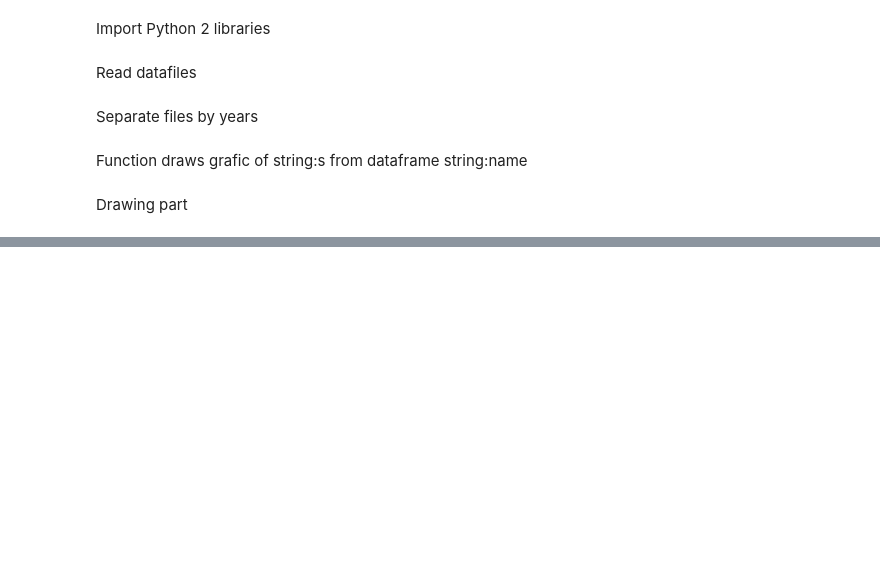
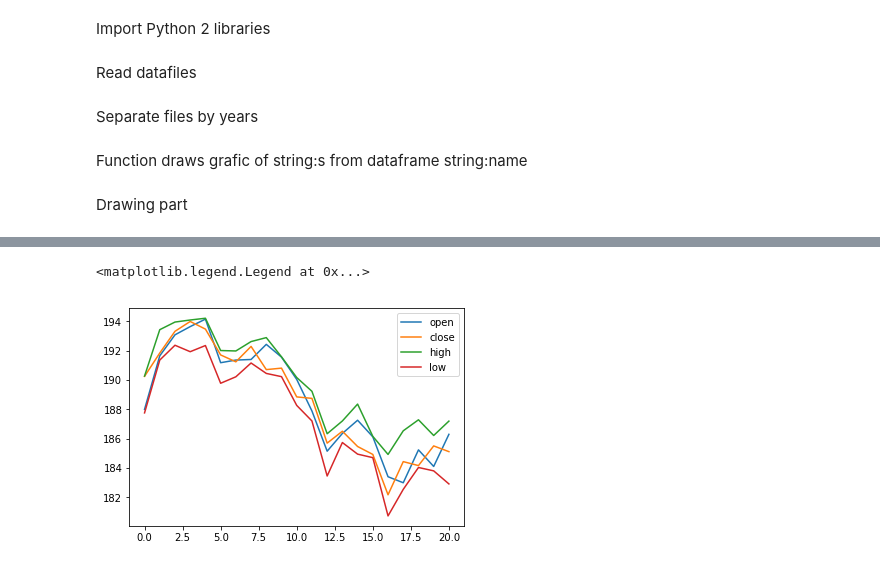
Before and after one commit to LastShekel/Stock-prediction, a Jupyter notebook: Main.ipynb, the cells around one changed output, grey strips where cells are left out. Saved outputs shown, nothing was run; the diff lists cells and outputs as text; code cells hidden in the pictures; blank space fills up the shorter version.

```diff
--- a/Main.ipynb
+++ b/Main.ipynb
@@ -244,0 +265,6 @@ print(l)
+# %%
+pp.plot(aptest)
+pp.legend(var)
+# %% [output]
+<matplotlib.legend.Legend at 0x...>
+[figure, added]
```
Also changed, not shown: parts of 33 cells of this notebook, 7 other files.
